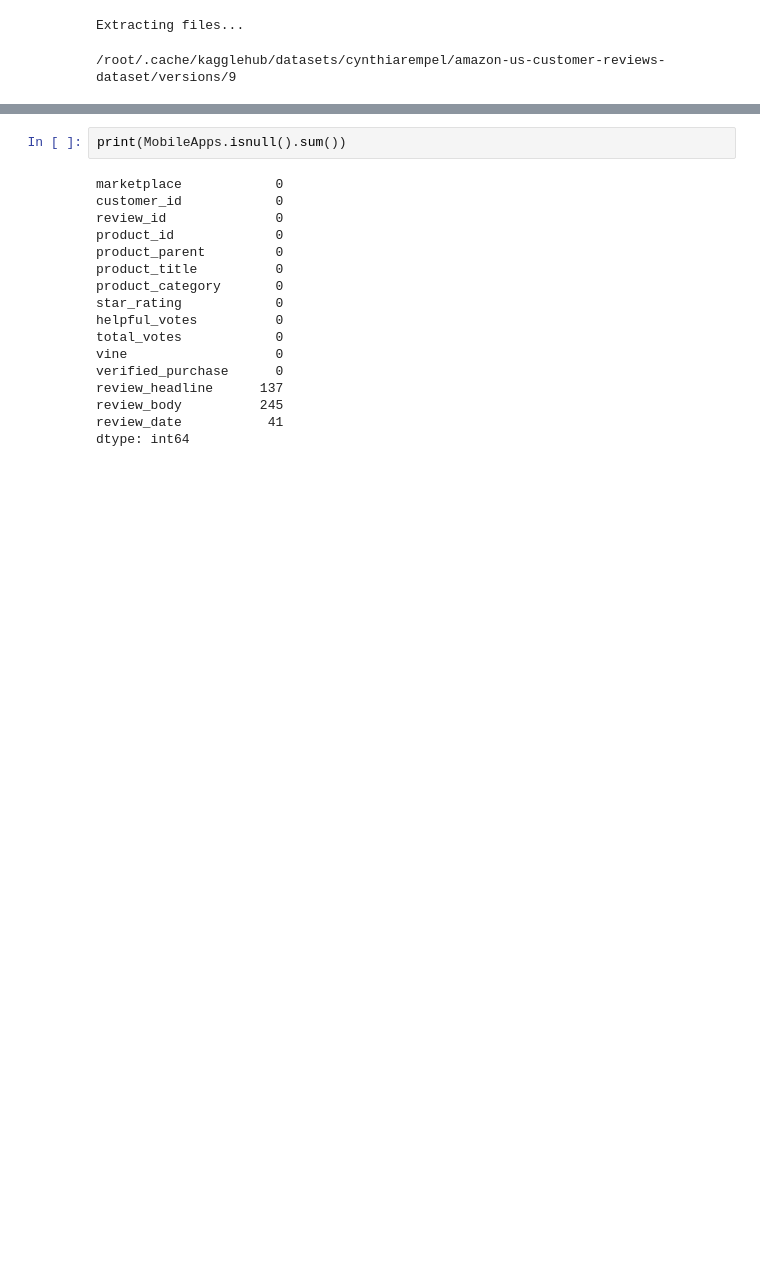
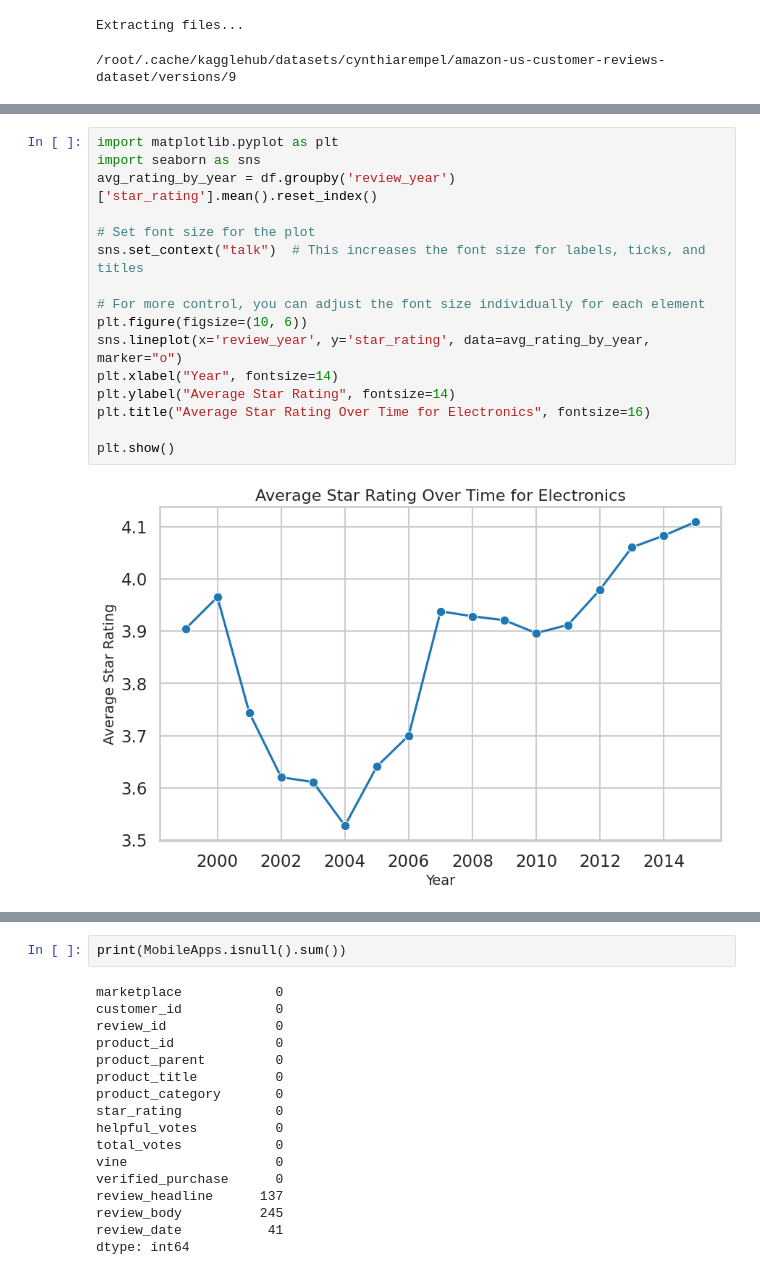
Before and after one commit to hersheyk/CSC-369, a Jupyter notebook: AmazonAnalysis/AmazonEDA.ipynb, the cells around one changed output, grey strips where cells are left out. Drawn from its saved outputs; the diff is of its cells as text; blank space fills up the shorter version.

```diff
--- a/AmazonAnalysis/AmazonEDA.ipynb
+++ b/AmazonAnalysis/AmazonEDA.ipynb
@@ -121,0 +179,18 @@ plt.gca().spines[['top', 'right',]].set_visible(False)
+# %%
+import matplotlib.pyplot as plt
+import seaborn as sns
+avg_rating_by_year = df.groupby('review_year')['star_rating'].mean().reset_index()
+
+# Set font size for the plot
+sns.set_context("talk")  # This increases the font size for labels, ticks, and titles
+
+# For more control, you can adjust the font size individually for each element
+plt.figure(figsize=(10, 6))
+sns.lineplot(x='review_year', y='star_rating', data=avg_rating_by_year, marker="o")
+plt.xlabel("Year", fontsize=14)
+plt.ylabel("Average Star Rating", fontsize=14)
+plt.title("Average Star Rating Over Time for Electronics", fontsize=16)
+
+plt.show()
+# %% [output]
+[figure, added]
```
Also changed, not shown: parts of 11 cells of this notebook, 1 other file.
